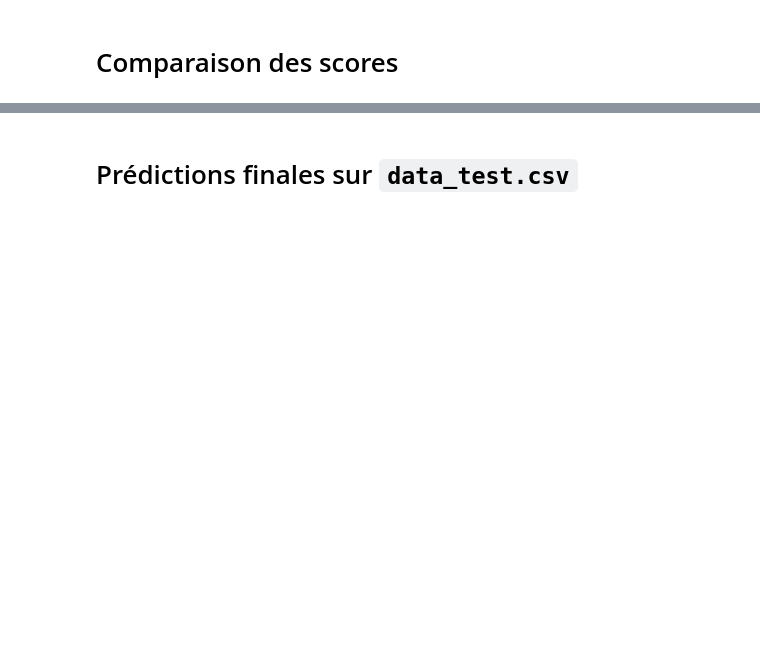
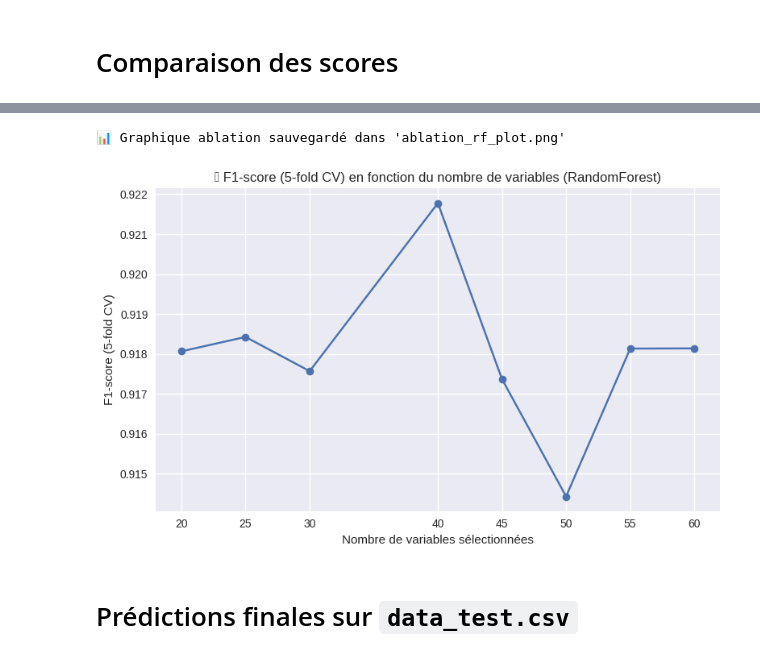
Before and after one commit to Abdoullatuf/Projet-STA211-2025, a Jupyter notebook: notebooks/STA211_Modelisation_Publicites.ipynb, the cells around one changed output, grey strips where cells are left out. Cells and saved outputs as stored; diff of their text form; code cells hidden in the pictures; blank space fills up the shorter version.

```diff
--- a/notebooks/STA211_Modelisation_Publicites.ipynb
+++ b/notebooks/STA211_Modelisation_Publicites.ipynb
@@ -340,2 +669,21 @@ plt.show()
+# %%
+# === Regénérer et sauvegarder le graphique
+plt.figure(figsize=(8, 5))
+plt.plot(top_n_list, f1_scores, marker='o')
+plt.title('🎯 F1-score (5-fold CV) en fonction du nombre de variables (RandomForest)')
+plt.xlabel('Nombre de variables sélectionnées')
+plt.ylabel('F1-score (5-fold CV)')
+plt.grid(True)
+plt.xticks(top_n_list)
+plt.tight_layout()
+
+# Sauvegarde
+plt.savefig(os.path.join(FIGURES_DIR, "ablation_rf_plot.png"))
+print("📊 Graphique ablation sauvegardé dans 'ablation_rf_plot.png'")
+
+plt.show()
+# %% [output]
+📊 Graphique ablation sauvegardé dans 'ablation_rf_plot.png'
+[figure, added]
 # %% [markdown]
 # Prédictions finales sur `data_test.csv`
```
Also changed, not shown: parts of 26 cells of this notebook, 7 other files.
